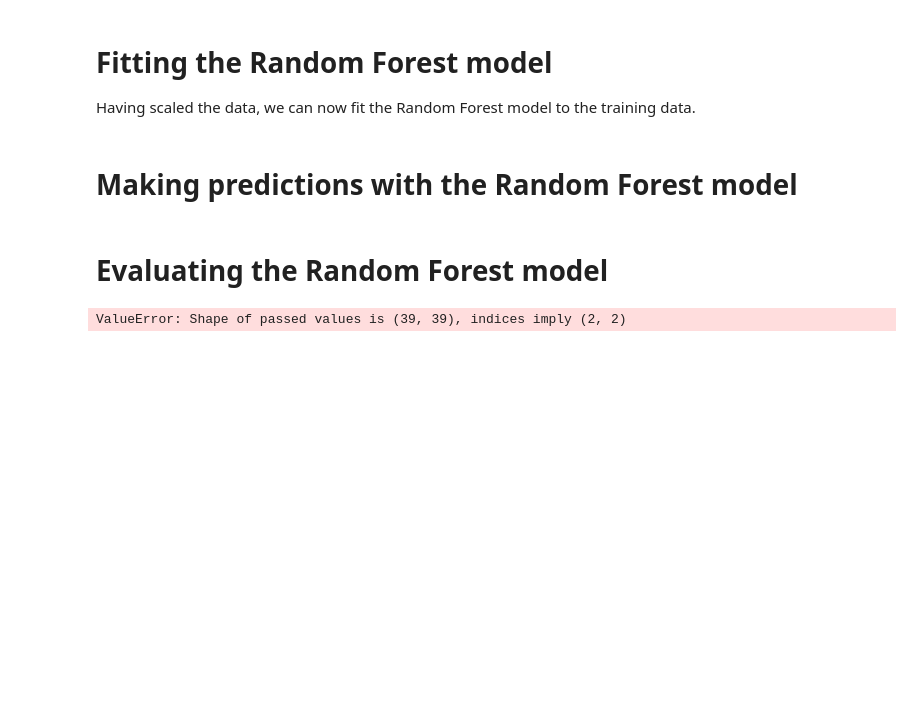
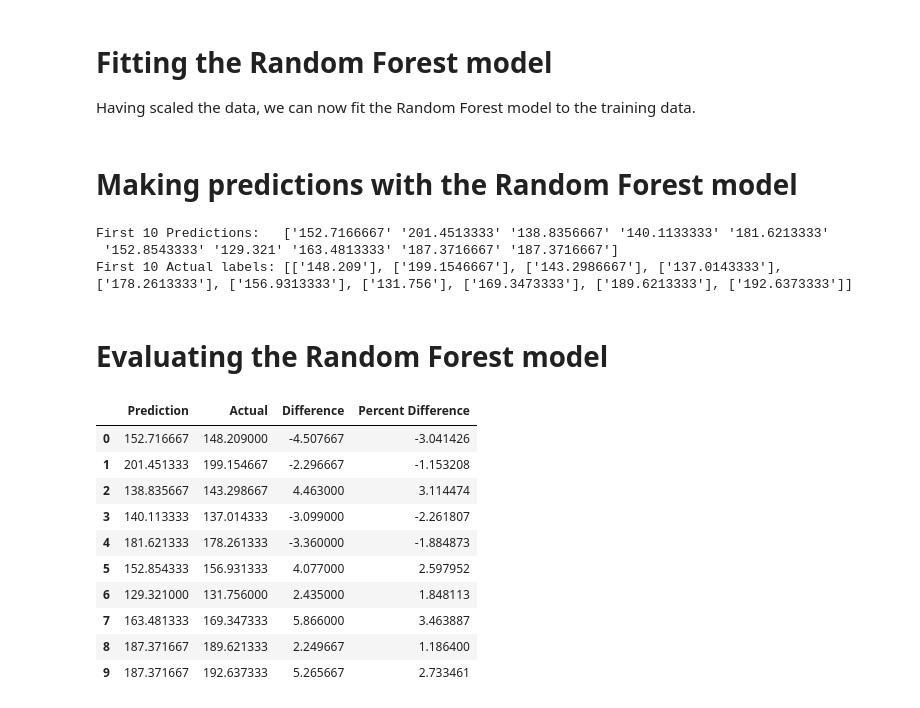
Before and after one commit to CptSasquatch/project-4, a Jupyter notebook: jason/us_housing.ipynb, the cells around one changed output. Drawn from its saved outputs; the diff is of its cells as text; code cells hidden in the pictures; blank space fills up the shorter version.

```diff
--- a/jason/us_housing.ipynb
+++ b/jason/us_housing.ipynb
@@ -159,16 +159,35 @@ rf_model = rf_model.fit(X_train_scaled, y_train.ravel())
 # %%
 # Making predictions using the testing data
 predictions = rf_model.predict(X_test_scaled)
+# %%
+# compare predictions to actual values
+print(f"First 10 Predictions:   {predictions[:10]}")
+print(f"First 10 Actual labels: {y_test[:10].tolist()}")
+# %% [output]
+First 10 Predictions:   ['152.7166667' '201.4513333' '138.8356667' '140.1133333' '181.6213333'
+ '152.8543333' '129.321' '163.4813333' '187.3716667' '187.3716667']
+First 10 Actual labels: [['148.209'], ['199.1546667'], ['143.2986667'], ['137.0143333'], ['178.2613333'], ['156.9313333'], ['131.756'], ['169.3473333'], ['189.6213333'], ['192.6373333']]
 # %% [markdown]
 # Evaluating the Random Forest model
-# %%
-# calculate the confusion matrix
-cm = confusion_matrix(y_test, predictions)
-cm_df = pd.DataFrame(
-    cm, index=["Actual 0", "Actual 1"], columns=["Predicted 0", "Predicted 1"]
-)
-
-# Calculating the accuracy score
-acc_score = accuracy_score(y_test, predictions)
-# %% [output]
-ValueError: Shape of passed values is (39, 39), indices imply (2, 2)
+# %%
+# chart of predictions vs actual
+results_df = pd.DataFrame({"Prediction": predictions, "Actual": y_test.ravel()}).head(10)
+# change the datatypes to float
+results_df = results_df.astype("float64")
+# add a column for the difference between the prediction and actual
+results_df["Difference"] = results_df["Actual"] - results_df["Prediction"]
+# add a column for the percent difference between the prediction and actual
+results_df["Percent Difference"] = results_df["Difference"] / results_df["Actual"] * 100
+results_df
+# %% [output]
+|  | Prediction | Actual | Difference | Percent Difference |
+| 0 | 152.716667 | 148.209000 | -4.507667 | -3.041426 |
+| 1 | 201.451333 | 199.154667 | -2.296667 | -1.153208 |
+| 2 | 138.835667 | 143.298667 | 4.463000 | 3.114474 |
+| 3 | 140.113333 | 137.014333 | -3.099000 | -2.261807 |
+| 4 | 181.621333 | 178.261333 | -3.360000 | -1.884873 |
+| 5 | 152.854333 | 156.931333 | 4.077000 | 2.597952 |
+| 6 | 129.321000 | 131.756000 | 2.435000 | 1.848113 |
+| 7 | 163.481333 | 169.347333 | 5.866000 | 3.463887 |
+| 8 | 187.371667 | 189.621333 | 2.249667 | 1.186400 |
+| 9 | 187.371667 | 192.637333 | 5.265667 | 2.733461 |
```
Also changed, not shown: parts of 8 cells of this notebook.
